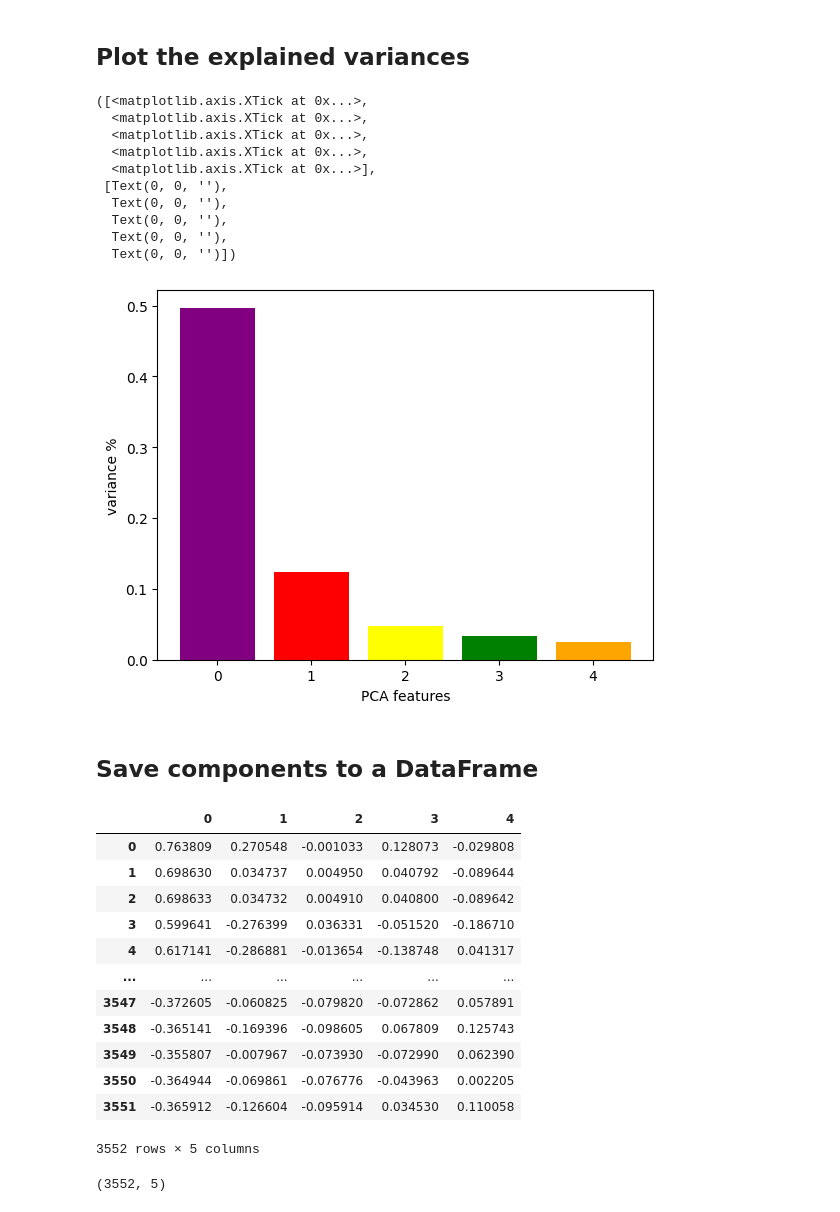
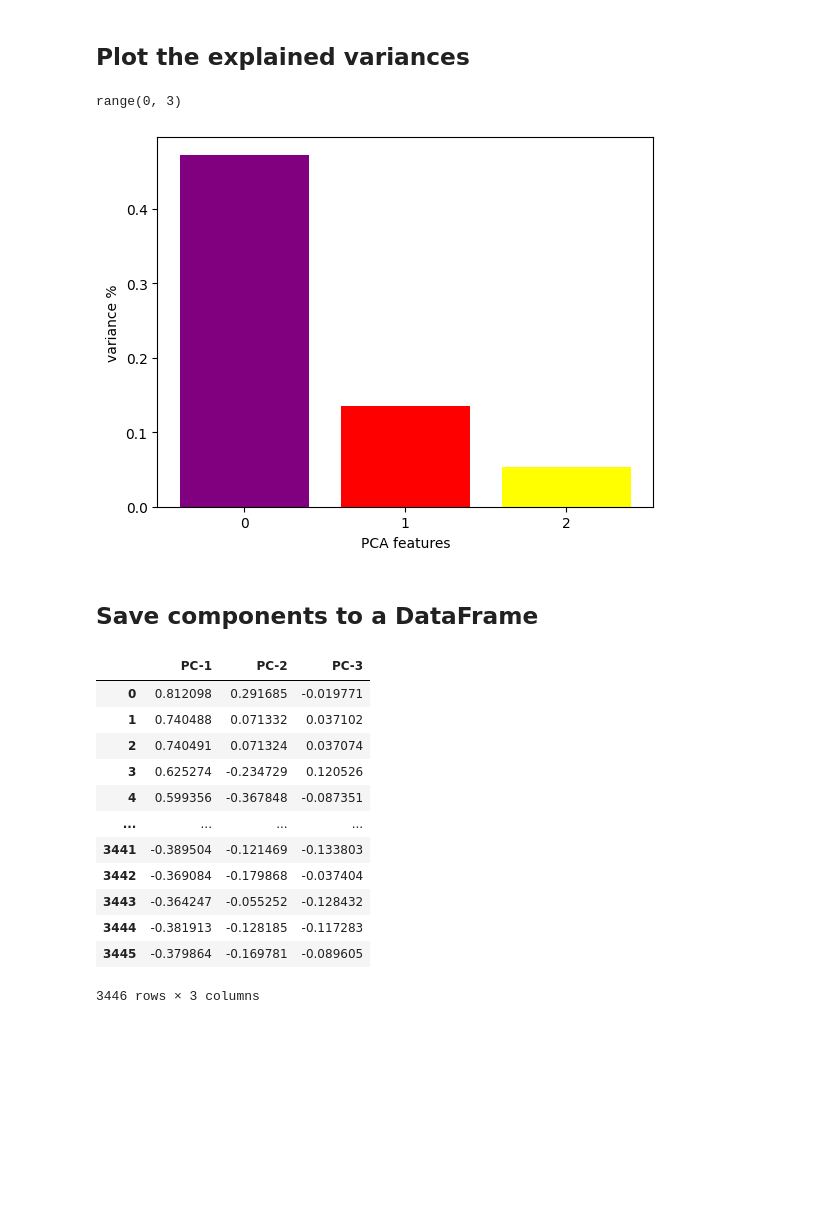
Before and after one commit to Nadun999/spam-email-classification-using-KNN-DT, a Jupyter notebook: main copy.ipynb, the cells around one changed output. Saved outputs shown, nothing was run; the diff lists cells and outputs as text; code cells hidden in the pictures; blank space fills up the shorter version.

```diff
--- a/main copy.ipynb
+++ b/main copy.ipynb
@@ -196,5 +239,5 @@ sn.boxplot(x = df['capital_run_length_total'])
 # %%
-for x in ['capital_run_length_total']:
+for x in ['capital_run_length_total','capital_run_length_longest','capital_run_length_average']:
     q75,q25 = np.percentile(df.loc[:,x],[75,25])
     intr_qr = q75-q25
 
@@ -222,10 +280,0 @@ sn.boxplot(x = df['capital_run_length_longest'])
-# %%
-for x in ['capital_run_length_longest']:
-    q75,q25 = np.percentile(df.loc[:,x],[75,25])
-    intr_qr = q75-q25
-
-    max = q75+(1.5*intr_qr)
-    min = q25-(1.5*intr_qr)
-
-    df.loc[df[x] < min,x] = np.nan
-    df.loc[df[x] > max,x] = np.nan
@@ -330,7 +427,7 @@ df.describe()
 # %%
 from sklearn.decomposition import PCA
 
-pca = PCA(n_components=5)
-pca_Components = pca.fit_transform(normalized_scale)
+pca = PCA(n_components=3)
+pca_Components = pca.fit_transform(df)
 pca_Components.shape
 # %% [output]
@@ -353,45 +437,39 @@ df
 # %%
 # Plot the explained variances
 features = range(pca.n_components_)
-plt.bar(features, pca.explained_variance_ratio_, color=('purple','red','yellow','green','orange'))
+plt.bar(features, pca.explained_variance_ratio_, color=('purple','red','yellow'))
 plt.xlabel('PCA features')
 plt.ylabel('variance %')
 plt.xticks(features)
+print(features)
 # %% [output]
-([<matplotlib.axis.XTick at 0x...>,
-  <matplotlib.axis.XTick at 0x...>,
-  <matplotlib.axis.XTick at 0x...>,
-  <matplotlib.axis.XTick at 0x...>,
-  <matplotlib.axis.XTick at 0x...>],
- [Text(0, 0, ''),
-  Text(0, 0, ''),
-  Text(0, 0, ''),
-  Text(0, 0, ''),
-  Text(0, 0, '')])
+range(0, 3)
-[figure, old version]
+[figure, new version]
 # %% [markdown]
 ## Save components to a DataFrame
 # %%
 PCA_components = pd.DataFrame(pca_Components)
-df = PCA_components
-df
+PCA_components.columns = ['PC-1','PC-2','PC-3']
+PCA_components
 # %% [output]
-|  | 0 | 1 | 2 | 3 | 4 |
-| 0 | 0.763809 | 0.270548 | -0.001033 | 0.128073 | -0.029808 |
-| 1 | 0.698630 | 0.034737 | 0.004950 | 0.040792 | -0.089644 |
-| 2 | 0.698633 | 0.034732 | 0.004910 | 0.040800 | -0.089642 |
-| 3 | 0.599641 | -0.276399 | 0.036331 | -0.051520 | -0.186710 |
-| 4 | 0.617141 | -0.286881 | -0.013654 | -0.138748 | 0.041317 |
-| ... | ... | ... | ... | ... | ... |
-| 3547 | -0.372605 | -0.060825 | -0.079820 | -0.072862 | 0.057891 |
-| 3548 | -0.365141 | -0.169396 | -0.098605 | 0.067809 | 0.125743 |
-| 3549 | -0.355807 | -0.007967 | -0.073930 | -0.072990 | 0.062390 |
-| 3550 | -0.364944 | -0.069861 | -0.076776 | -0.043963 | 0.002205 |
-| 3551 | -0.365912 | -0.126604 | -0.095914 | 0.034530 | 0.110058 |
+|  | PC-1 | PC-2 | PC-3 |
+| 0 | 0.812098 | 0.291685 | -0.019771 |
+| 1 | 0.740488 | 0.071332 | 0.037102 |
+| 2 | 0.740491 | 0.071324 | 0.037074 |
+| 3 | 0.625274 | -0.234729 | 0.120526 |
+| 4 | 0.599356 | -0.367848 | -0.087351 |
+| ... | ... | ... | ... |
+| 3441 | -0.389504 | -0.121469 | -0.133803 |
+| 3442 | -0.369084 | -0.179868 | -0.037404 |
+| 3443 | -0.364247 | -0.055252 | -0.128432 |
+| 3444 | -0.381913 | -0.128185 | -0.117283 |
+| 3445 | -0.379864 | -0.169781 | -0.089605 |
-3552 rows × 5 columns
+3446 rows × 3 columns
+# %% [markdown]
+<!-- ## Converting the dataframe into a numpy array -->
 # %%
-dataset = df.to_numpy()
-print(dataset.shape)
+# dataset = df.to_numpy()
+# print(dataset,dataset.shape)
-# %% [output]
-(3552, 5)
+# %% [markdown]
+<!-- ## Separating the features of the dataset as the X variable -->
 # %%
```
Also changed, not shown: parts of 80 cells of this notebook, 1 other file.
